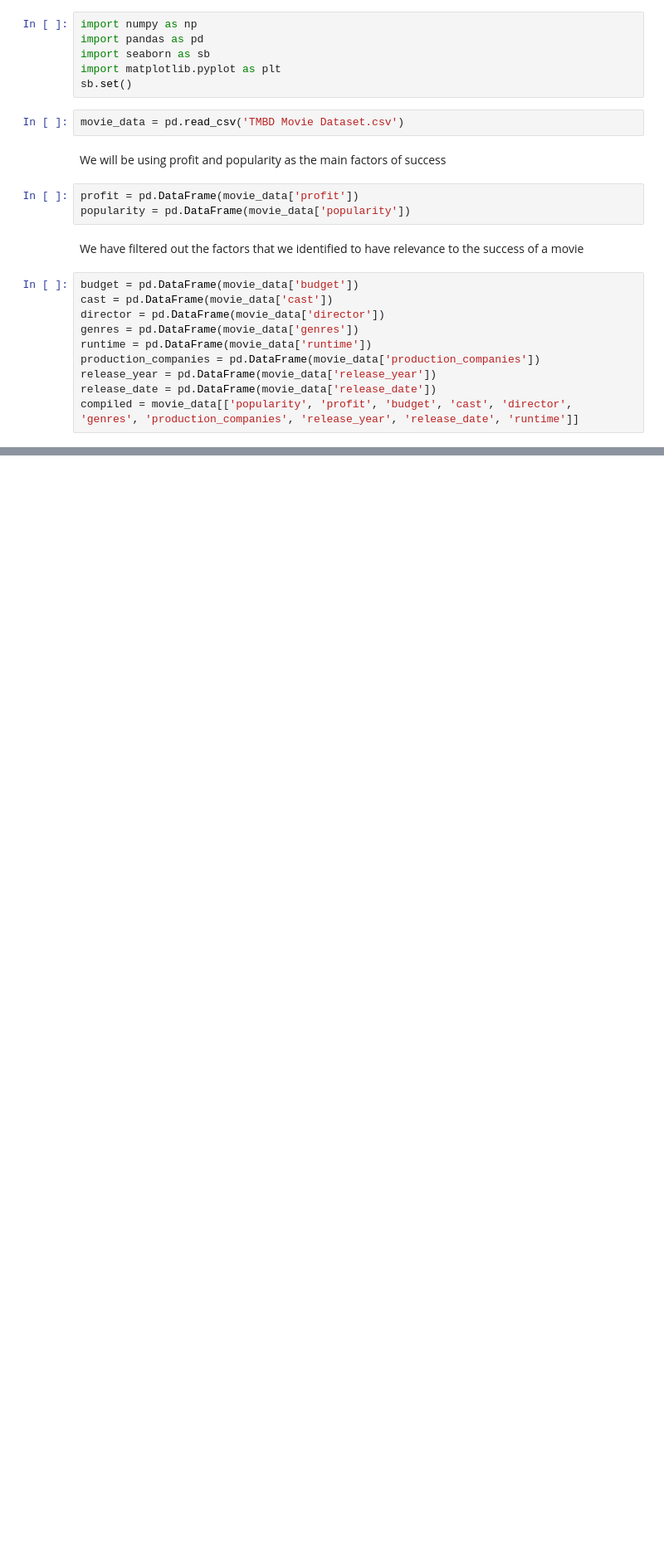
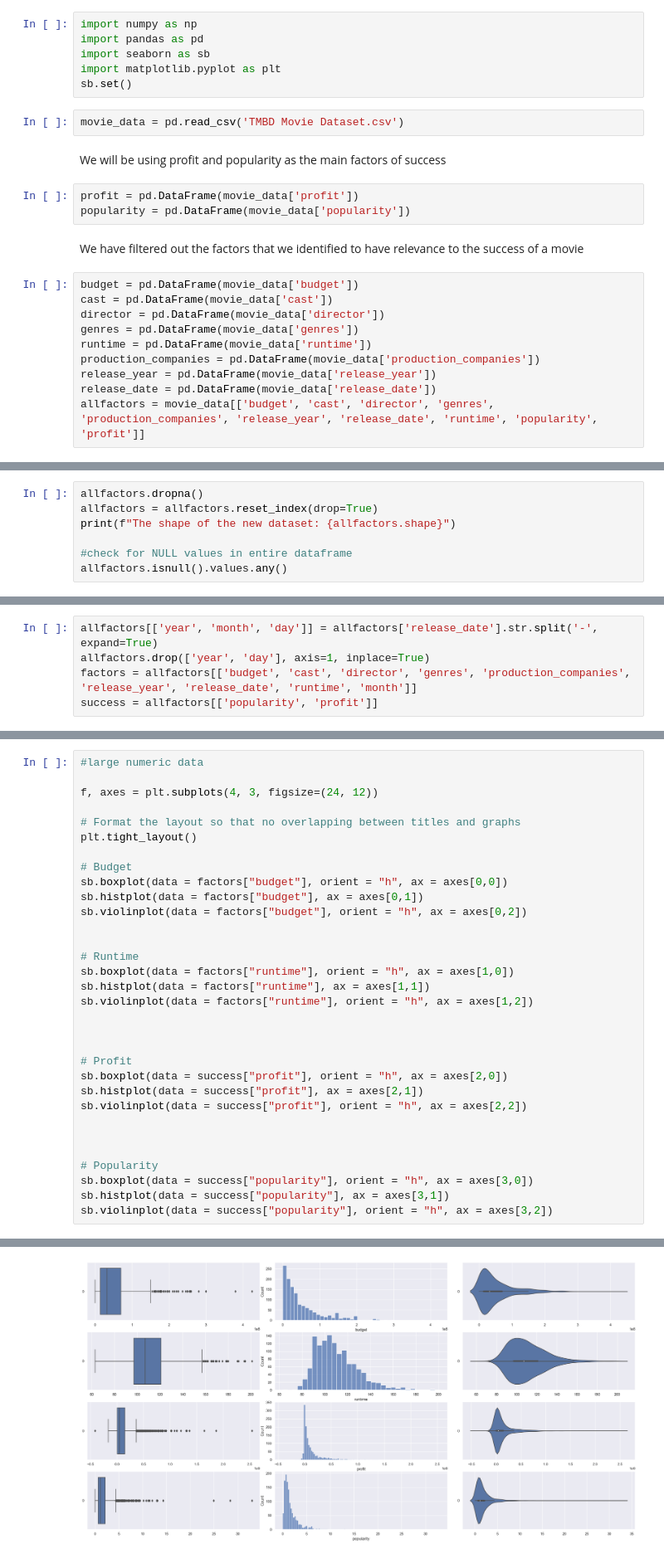
Before and after one commit to liekzhe/SC1015mini_project, a Jupyter notebook: MovieAnalysis.ipynb, the cells around one changed output, grey strips where cells are left out. Shown: that part at 83% size. Saved outputs shown, nothing was run; the diff lists cells and outputs as text; blank space fills up the shorter version.

Commit message:
data visualisation

```diff
--- a/MovieAnalysis.ipynb
+++ b/MovieAnalysis.ipynb
@@ -22,4 +22,4 @@ runtime = pd.DataFrame(movie_data['runtime'])
 production_companies = pd.DataFrame(movie_data['production_companies'])
 release_year = pd.DataFrame(movie_data['release_year'])
 release_date = pd.DataFrame(movie_data['release_date'])
-compiled = movie_data[['popularity', 'profit', 'budget', 'cast', 'director', 'genres', 'production_companies', 'release_year', 'release_date', 'runtime']]
+allfactors = movie_data[['budget', 'cast', 'director', 'genres', 'production_companies', 'release_year', 'release_date', 'runtime', 'popularity', 'profit']]
@@ -41,0 +26,7 @@ compiled.dropna(axis=0)
+# %%
+allfactors.dropna()
+allfactors = allfactors.reset_index(drop=True)
+print(f"The shape of the new dataset: {allfactors.shape}")
+
+#check for NULL values in entire dataframe
+allfactors.isnull().values.any()
@@ -41,0 +36,5 @@ compiled.dropna(axis=0)
+# %%
+allfactors[['year', 'month', 'day']] = allfactors['release_date'].str.split('-', expand=True)
+allfactors.drop(['year', 'day'], axis=1, inplace=True)
+factors = allfactors[['budget', 'cast', 'director', 'genres', 'production_companies', 'release_year', 'release_date', 'runtime', 'month']]
+success = allfactors[['popularity', 'profit']]
@@ -41,0 +111,33 @@ compiled.dropna(axis=0)
+# %%
+#large numeric data
+
+f, axes = plt.subplots(4, 3, figsize=(24, 12))
+
+# Format the layout so that no overlapping between titles and graphs
+plt.tight_layout()
+
+# Budget
+sb.boxplot(data = factors["budget"], orient = "h", ax = axes[0,0])
+sb.histplot(data = factors["budget"], ax = axes[0,1])
+sb.violinplot(data = factors["budget"], orient = "h", ax = axes[0,2])
+
+
+# Runtime
+sb.boxplot(data = factors["runtime"], orient = "h", ax = axes[1,0])
+sb.histplot(data = factors["runtime"], ax = axes[1,1])
+sb.violinplot(data = factors["runtime"], orient = "h", ax = axes[1,2])
+
+
+
+# Profit
+sb.boxplot(data = success["profit"], orient = "h", ax = axes[2,0])
+sb.histplot(data = success["profit"], ax = axes[2,1])
+sb.violinplot(data = success["profit"], orient = "h", ax = axes[2,2])
+
+
+
+# Popularity
+sb.boxplot(data = success["popularity"], orient = "h", ax = axes[3,0])
+sb.histplot(data = success["popularity"], ax = axes[3,1])
+sb.violinplot(data = success["popularity"], orient = "h", ax = axes[3,2])
+# %% [output]
@@ -41,0 +145 @@ compiled.dropna(axis=0)
+[figure, added]
```
Also changed, not shown: parts of 7 cells of this notebook, 1 other file.
